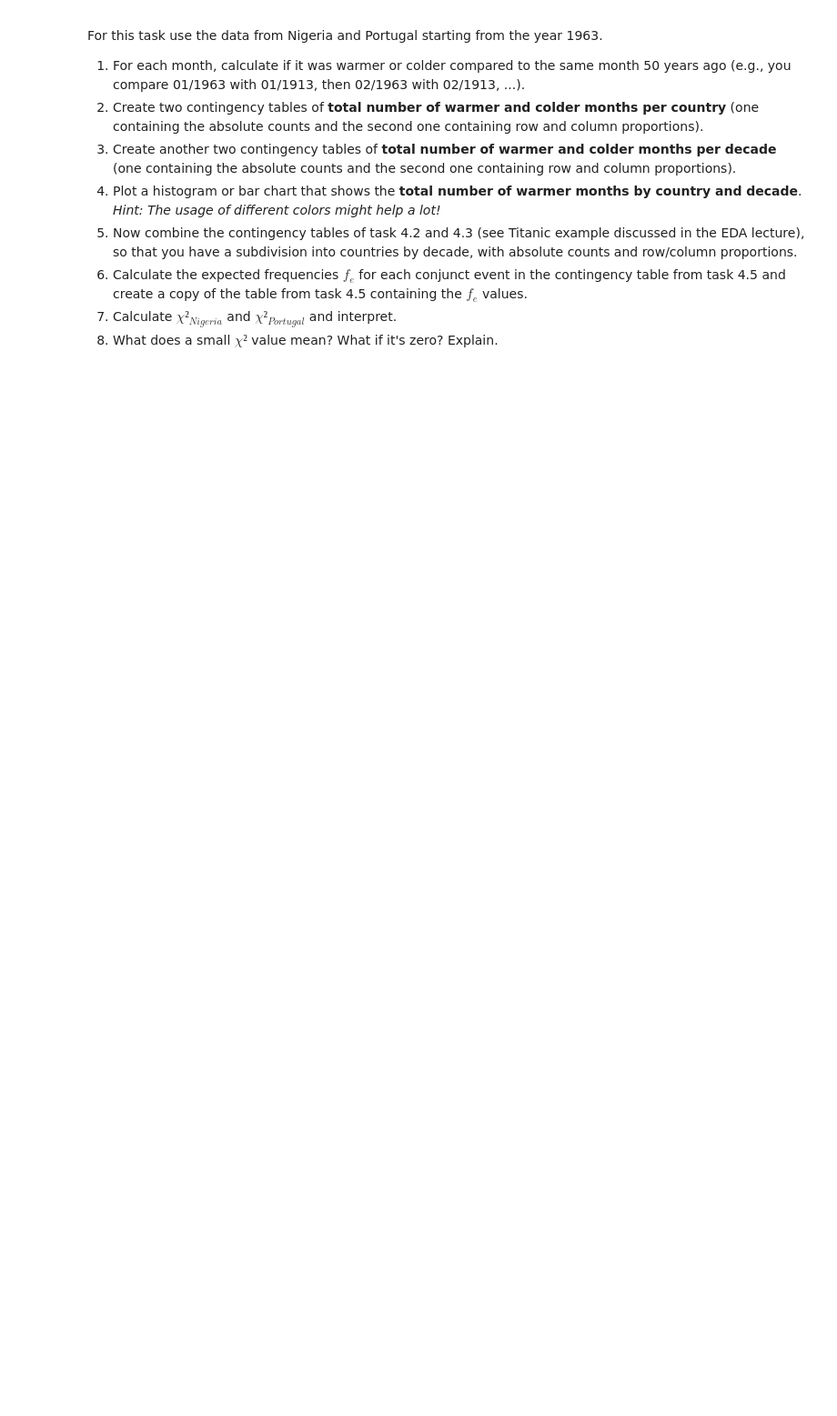
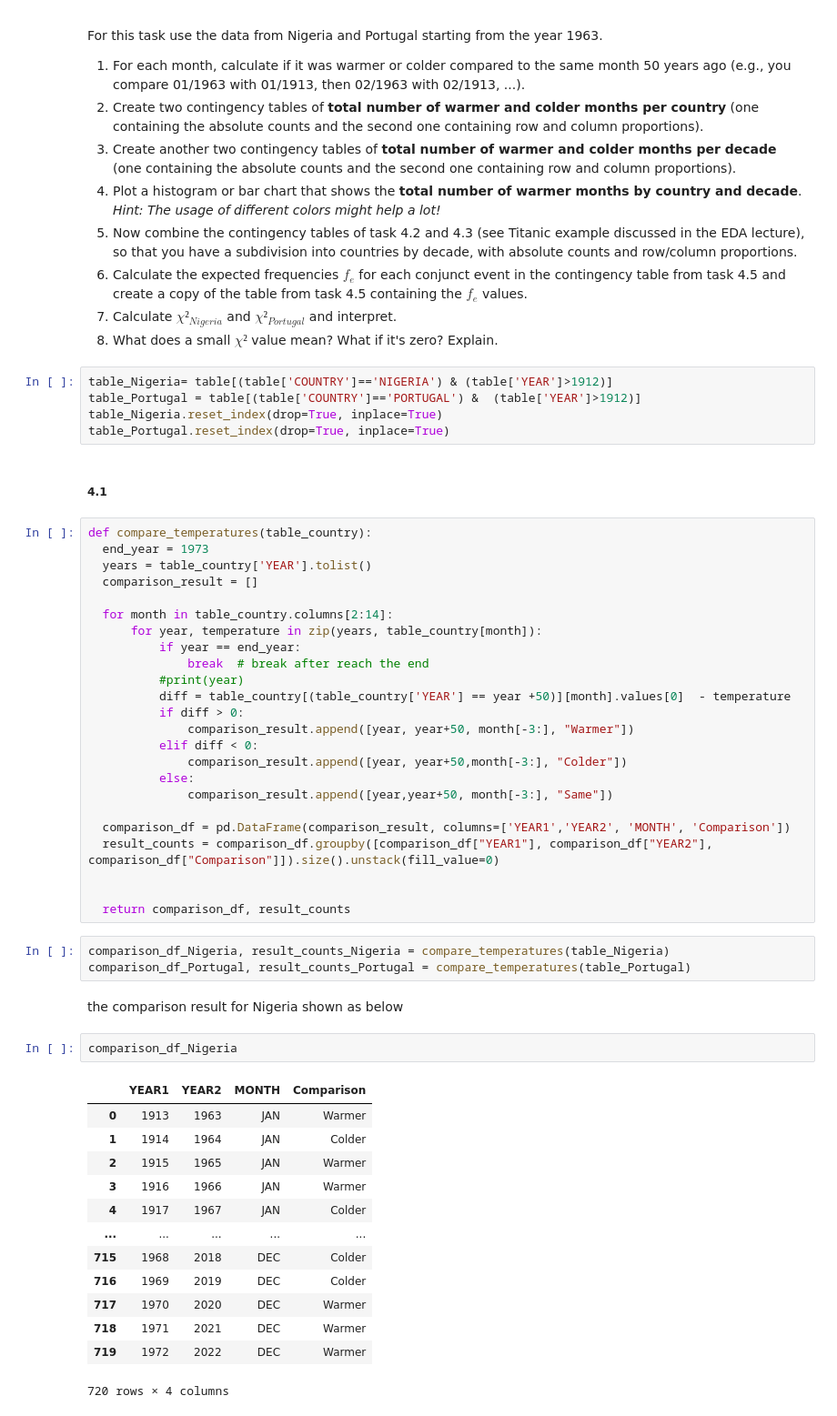
Before and after one commit to CallMeL/ResearchMethod, a Jupyter notebook: RM_A02_Group.ipynb, the cells around one changed output. Shown at 91% size. Cells and saved outputs as stored; diff of their text form; blank space fills up the shorter version.

```diff
--- a/RM_A02_Group.ipynb
+++ b/RM_A02_Group.ipynb
@@ -377,3 +377,55 @@ For this task use the data from Nigeria and Portugal starting from the year 1963
 7. Calculate the expected frequencies $f_e$ for each conjunct event in the contingency table from task 4.5 and create a copy of the table from task 4.5 containing the $f_e$ values.
 8. Calculate $\chi²_{Nigeria}$ and $\chi²_{Portugal}$ and interpret.
 9. What does a small $\chi²$ value mean? What if it's zero? Explain.
+# %%
+table_Nigeria= table[(table['COUNTRY']=='NIGERIA') & (table['YEAR']>1912)]
+table_Portugal = table[(table['COUNTRY']=='PORTUGAL') &  (table['YEAR']>1912)]
+table_Nigeria.reset_index(drop=True, inplace=True)
+table_Portugal.reset_index(drop=True, inplace=True)
+# %% [markdown]
+##### 4.1
+# %%
+def compare_temperatures(table_country):
+  end_year = 1973
+  years = table_country['YEAR'].tolist()
+  comparison_result = []
+
+  for month in table_country.columns[2:14]:
+      for year, temperature in zip(years, table_country[month]):
+          if year == end_year:
+              break  # break after reach the end
+          #print(year)
+          diff = table_country[(table_country['YEAR'] == year +50)][month].values[0]  - temperature
+          if diff > 0:
+              comparison_result.append([year, year+50, month[-3:], "Warmer"])
+          elif diff < 0:
+              comparison_result.append([year, year+50,month[-3:], "Colder"])
+          else:
+              comparison_result.append([year,year+50, month[-3:], "Same"])
+
+  comparison_df = pd.DataFrame(comparison_result, columns=['YEAR1','YEAR2', 'MONTH', 'Comparison'])
+  result_counts = comparison_df.groupby([comparison_df["YEAR1"], comparison_df["YEAR2"], comparison_df["Comparison"]]).size().unstack(fill_value=0)
+
+
+  return comparison_df, result_counts
+# %%
+comparison_df_Nigeria, result_counts_Nigeria = compare_temperatures(table_Nigeria)
+comparison_df_Portugal, result_counts_Portugal = compare_temperatures(table_Portugal)
+# %% [markdown]
+the comparison result for Nigeria shown as below
+# %%
+comparison_df_Nigeria
+# %% [output]
+|  | YEAR1 | YEAR2 | MONTH | Comparison |
+| 0 | 1913 | 1963 | JAN | Warmer |
+| 1 | 1914 | 1964 | JAN | Colder |
+| 2 | 1915 | 1965 | JAN | Warmer |
+| 3 | 1916 | 1966 | JAN | Warmer |
+| 4 | 1917 | 1967 | JAN | Colder |
+| ... | ... | ... | ... | ... |
+| 715 | 1968 | 2018 | DEC | Colder |
+| 716 | 1969 | 2019 | DEC | Colder |
+| 717 | 1970 | 2020 | DEC | Warmer |
+| 718 | 1971 | 2021 | DEC | Warmer |
+| 719 | 1972 | 2022 | DEC | Warmer |
+720 rows × 4 columns
```
Also changed, not shown: parts of 19 cells of this notebook.
